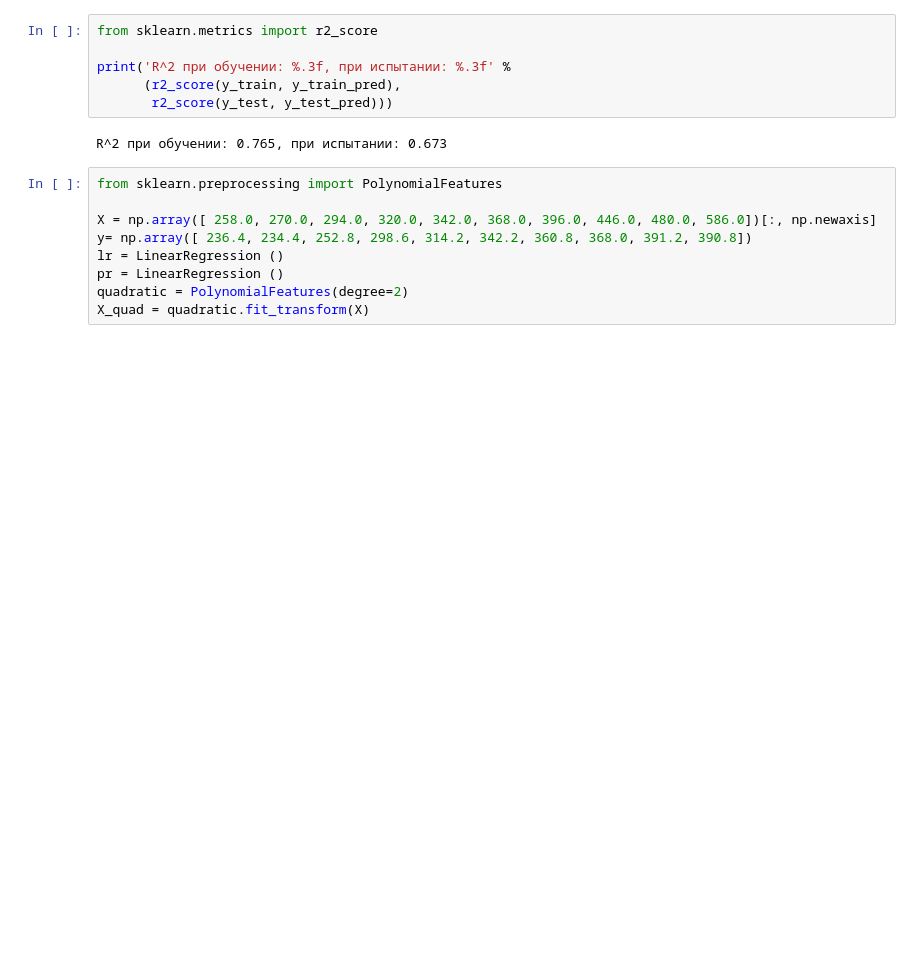
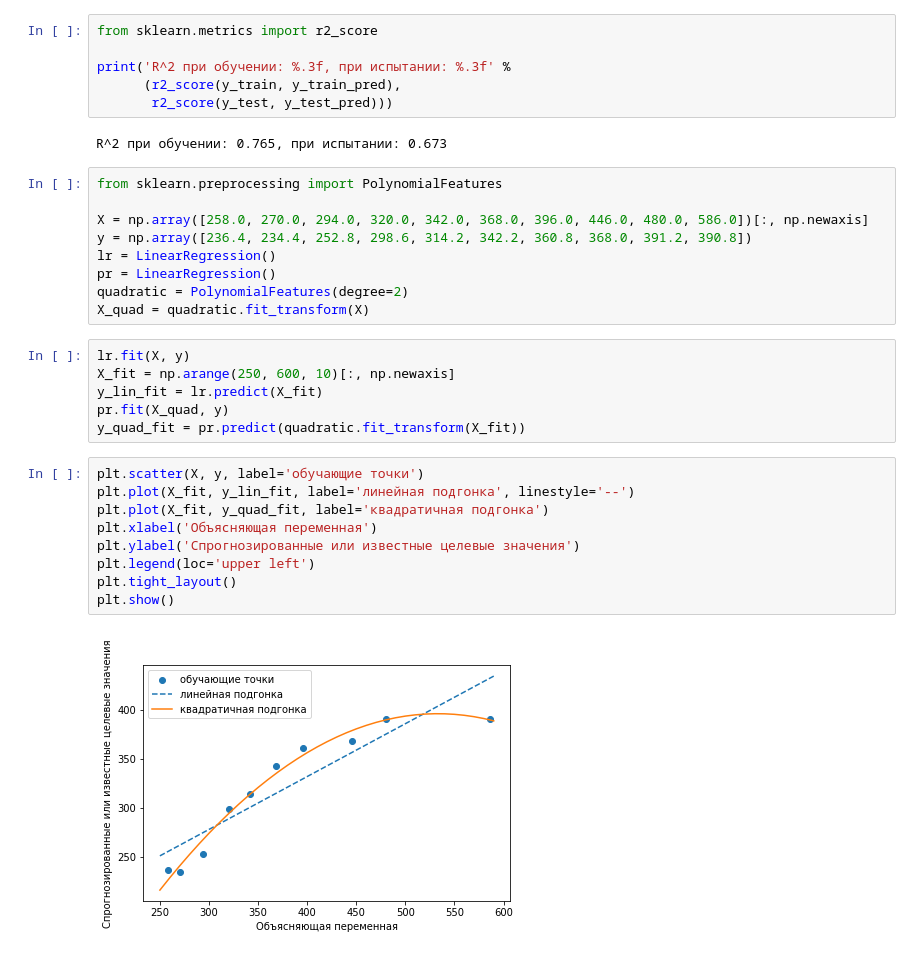
Before and after one commit to maxcool73/pml, a Jupyter notebook: linearregression/linearregression.ipynb, the cells around one changed output. Saved outputs shown, nothing was run; the diff lists cells and outputs as text; blank space fills up the shorter version.

Commit message:
linearregression2

```diff
--- a/linearregression/linearregression.ipynb
+++ b/linearregression/linearregression.ipynb
@@ -183,9 +183,26 @@ R^2 при обучении: 0.765, при испытании: 0.673
 # %%
 from sklearn.preprocessing import PolynomialFeatures
 
-X = np.array([ 258.0, 270.0, 294.0, 320.0, 342.0, 368.0, 396.0, 446.0, 480.0, 586.0])[:, np.newaxis]
-y= np.array([ 236.4, 234.4, 252.8, 298.6, 314.2, 342.2, 360.8, 368.0, 391.2, 390.8])
-lr = LinearRegression ()
-pr = LinearRegression ()
+X = np.array([258.0, 270.0, 294.0, 320.0, 342.0, 368.0, 396.0, 446.0, 480.0, 586.0])[:, np.newaxis]
+y = np.array([236.4, 234.4, 252.8, 298.6, 314.2, 342.2, 360.8, 368.0, 391.2, 390.8])
+lr = LinearRegression()
+pr = LinearRegression()
 quadratic = PolynomialFeatures(degree=2)
 X_quad = quadratic.fit_transform(X)
+# %%
+lr.fit(X, y)
+X_fit = np.arange(250, 600, 10)[:, np.newaxis]
+y_lin_fit = lr.predict(X_fit)
+pr.fit(X_quad, y)
+y_quad_fit = pr.predict(quadratic.fit_transform(X_fit))
+# %%
+plt.scatter(X, y, label='обучающие точки')
+plt.plot(X_fit, y_lin_fit, label='линейная подгонка', linestyle='--')
+plt.plot(X_fit, y_quad_fit, label='квадратичная подгонка')
+plt.xlabel('Объясняющая переменная')
+plt.ylabel('Спрогнозированные или известные целевые значения')
+plt.legend(loc='upper left')
+plt.tight_layout()
+plt.show()
+# %% [output]
+[figure, added]
```
Also changed, not shown: parts of 9 cells of this notebook.
